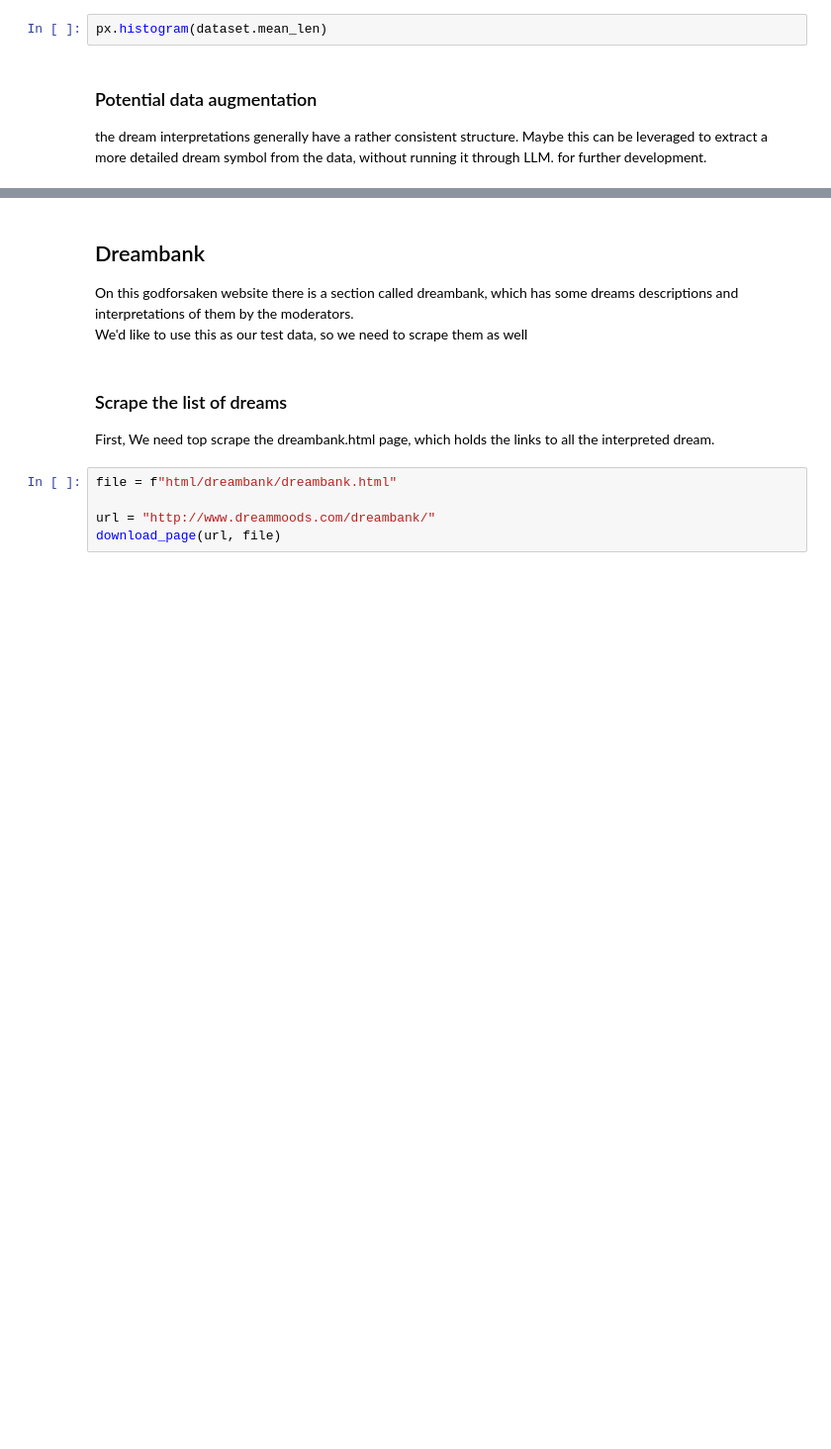
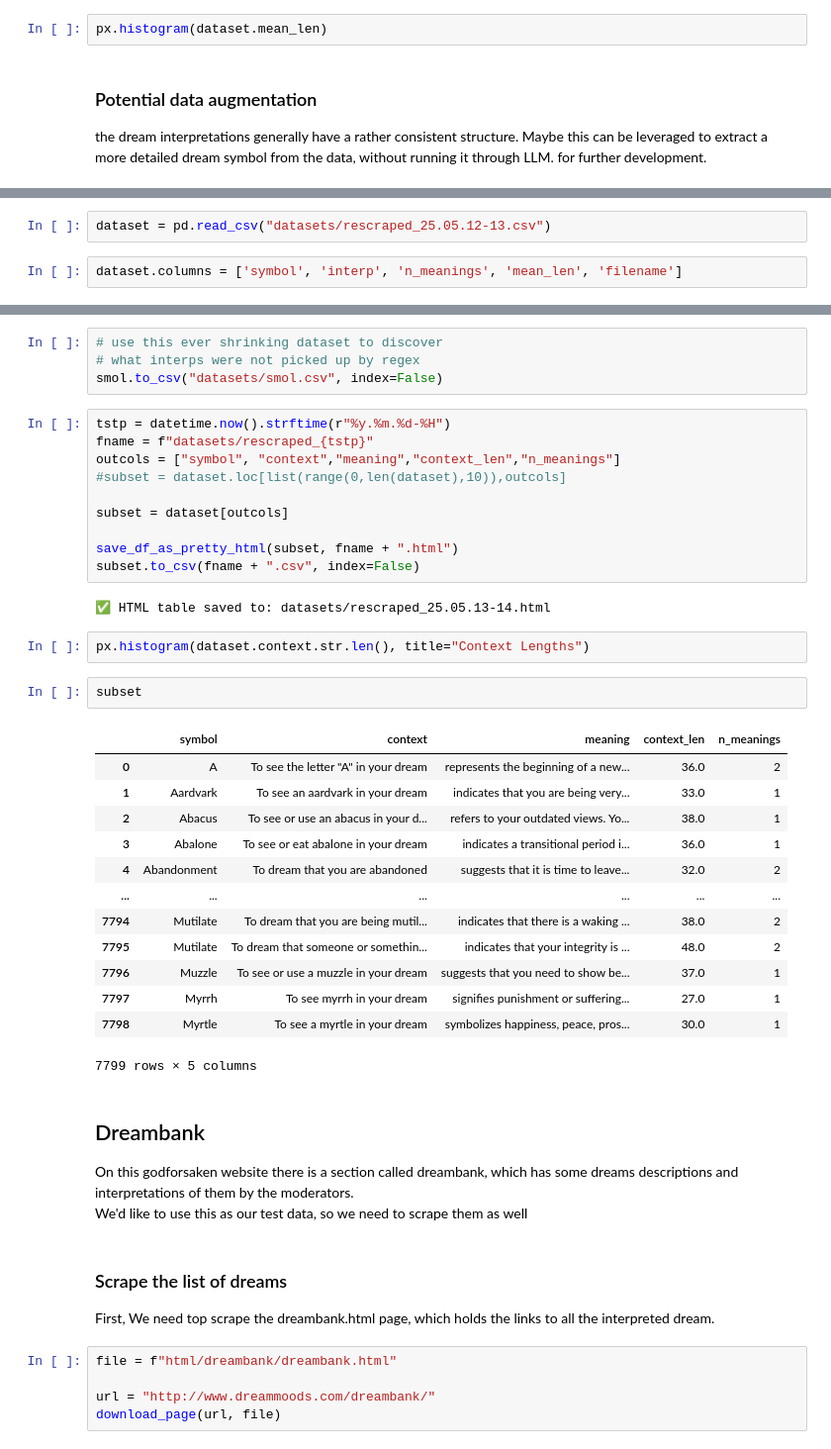
Before and after one commit to Barack-Samuni/Dream-Interpreter, a Jupyter notebook: Scraping.ipynb, the cells around one changed output, grey strips where cells are left out. Shown: that part at 99% size. Saved outputs shown, nothing was run; the diff lists cells and outputs as text; blank space fills up the shorter version.

Commit message:
Added further data augmentation: split context (more detailed symbol) from interpretation

```diff
--- a/Scraping.ipynb
+++ b/Scraping.ipynb
@@ -330,0 +374,4 @@ the dream interpretations generally have a rather consistent structure. Maybe th
+# %%
+dataset = pd.read_csv("datasets/rescraped_25.05.12-13.csv")
+# %%
+dataset.columns = ['symbol', 'interp', 'n_meanings', 'mean_len', 'filename']
@@ -331,3 +447,37 @@ the dream interpretations generally have a rather consistent structure. Maybe th
+# %%
+# use this ever shrinking dataset to discover
+# what interps were not picked up by regex
+smol.to_csv("datasets/smol.csv", index=False)
+# %%
+tstp = datetime.now().strftime(r"%y.%m.%d-%H")
+fname = f"datasets/rescraped_{tstp}"
+outcols = ["symbol", "context","meaning","context_len","n_meanings"]
+#subset = dataset.loc[list(range(0,len(dataset),10)),outcols]
+
+subset = dataset[outcols]
+
+save_df_as_pretty_html(subset, fname + ".html")
+subset.to_csv(fname + ".csv", index=False)
+# %% [output]
+✅ HTML table saved to: datasets/rescraped_25.05.13-14.html
+# %%
+px.histogram(dataset.context.str.len(), title="Context Lengths")
+# %%
+subset
+# %% [output]
+|  | symbol | context | meaning | context_len | n_meanings |
+| 0 | A | To see the letter "A" in your dream | represents the beginning of a new... | 36.0 | 2 |
+| 1 | Aardvark | To see an aardvark in your dream | indicates that you are being very... | 33.0 | 1 |
+| 2 | Abacus | To see or use an abacus in your d... | refers to your outdated views. Yo... | 38.0 | 1 |
+| 3 | Abalone | To see or eat abalone in your dream | indicates a transitional period i... | 36.0 | 1 |
+| 4 | Abandonment | To dream that you are abandoned | suggests that it is time to leave... | 32.0 | 2 |
+| ... | ... | ... | ... | ... | ... |
+| 7794 | Mutilate | To dream that you are being mutil... | indicates that there is a waking ... | 38.0 | 2 |
+| 7795 | Mutilate | To dream that someone or somethin... | indicates that your integrity is ... | 48.0 | 2 |
+| 7796 | Muzzle | To see or use a muzzle in your dream | suggests that you need to show be... | 37.0 | 1 |
+| 7797 | Myrrh | To see myrrh in your dream | signifies punishment or suffering... | 27.0 | 1 |
+| 7798 | Myrtle | To see a myrtle in your dream | symbolizes happiness, peace, pros... | 30.0 | 1 |
+7799 rows × 5 columns
 # %% [markdown]
 ## Dreambank
 
```
Also changed, not shown: parts of 10 cells of this notebook.
